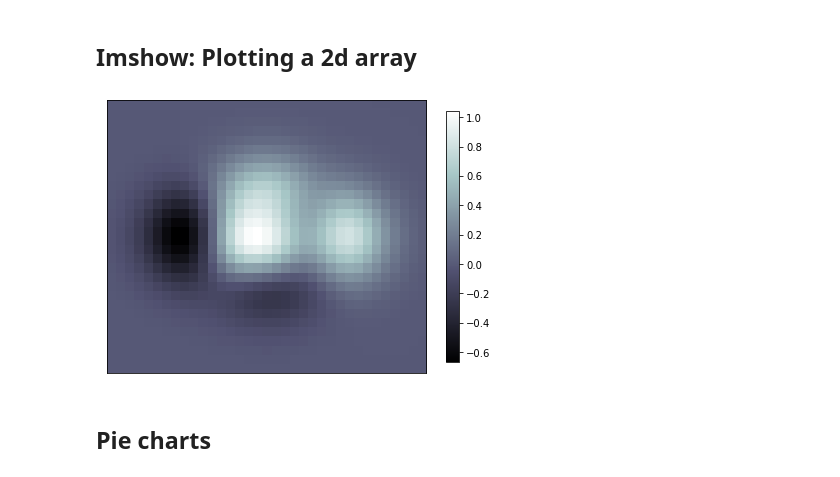
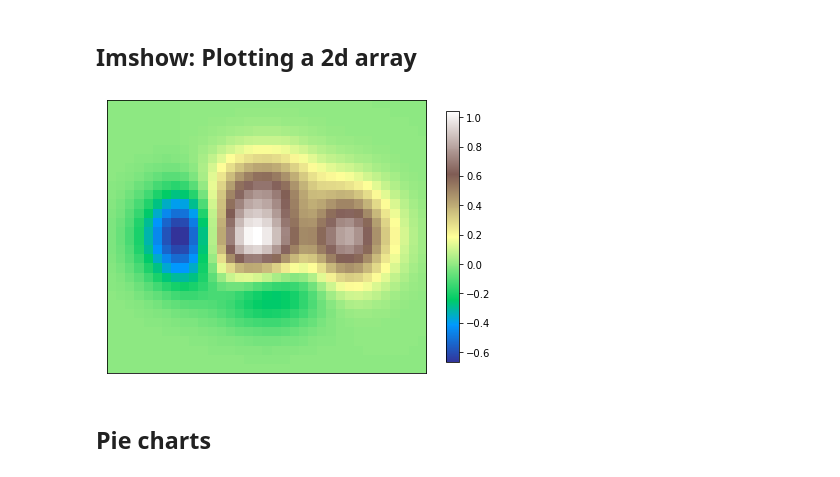
Before and after one commit to chaneyn/ESDA_CEE506, a Jupyter notebook: Lectures/Lecture4.ipynb, the cells around one changed output. Saved outputs shown, nothing was run; the diff lists cells and outputs as text; code cells hidden in the pictures.

```diff
--- a/Lectures/Lecture4.ipynb
+++ b/Lectures/Lecture4.ipynb
@@ -306,20 +306,20 @@ C = plt.contour(X, Y, f(X, Y), 8, colors='black')
 # %%
 def f(x, y):
     return (1 - x / 2 + x ** 5 + y ** 3 ) * np.exp(-x ** 2 - y ** 2)
 
 n = 10
 x = np.linspace(-3, 3, 3.5 * n)
 y = np.linspace(-3, 3, 3.0 * n)
 X, Y = np.meshgrid(x, y)
 Z = f(X, Y)
 plt.axes([0.025, 0.025, 0.95, 0.95])
-plt.imshow(Z, interpolation='nearest', cmap='bone', origin='lower')
+plt.imshow(Z, interpolation='nearest', cmap=plt.get_cmap('terrain'), origin='lower')
 plt.colorbar(shrink=.92)
 plt.xticks(())
 plt.yticks(())
 plt.show()
 # %% [output]
-[figure, old version]
+[figure, new version]
 # %% [markdown]
 ## Pie charts
 # %%
```
Also changed, not shown: parts of 20 cells of this notebook, 1 other file.
